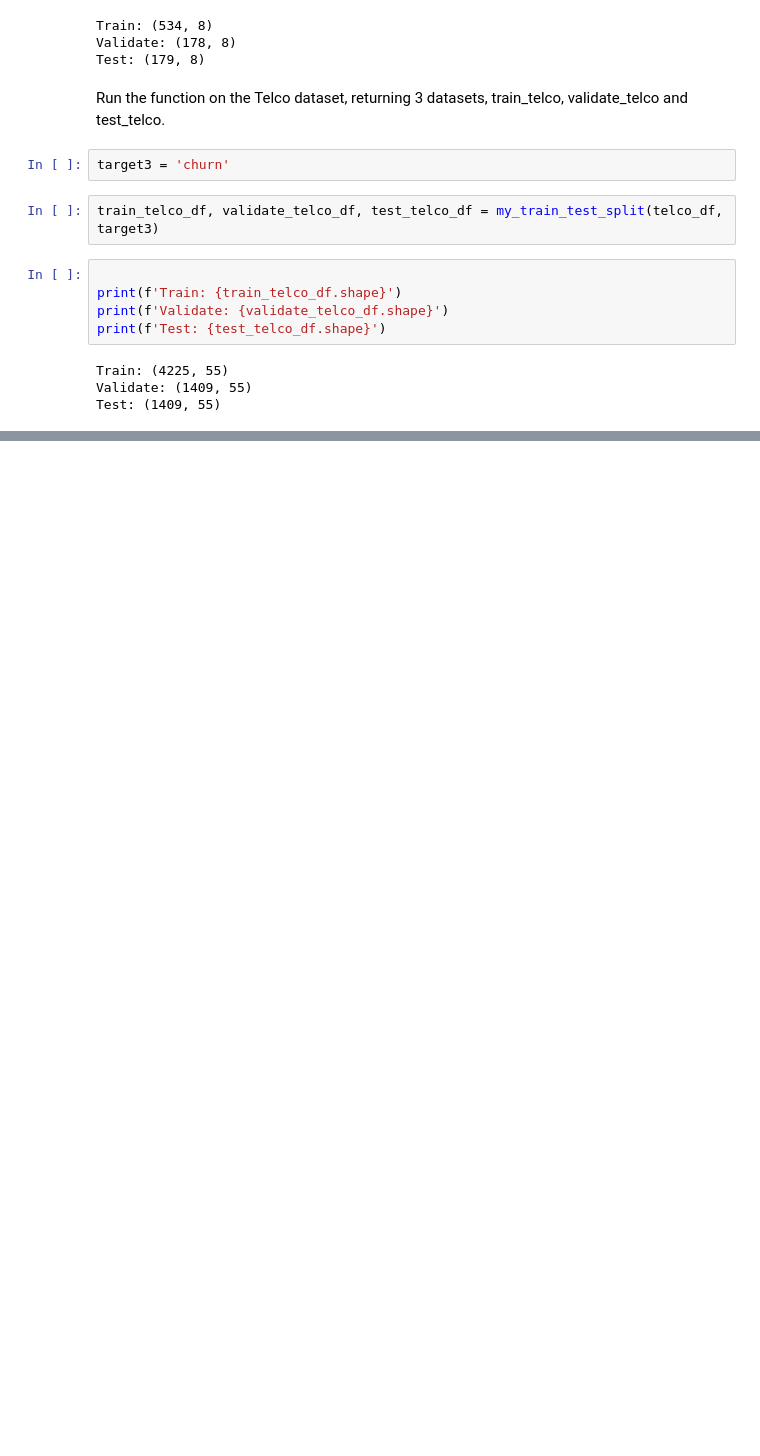
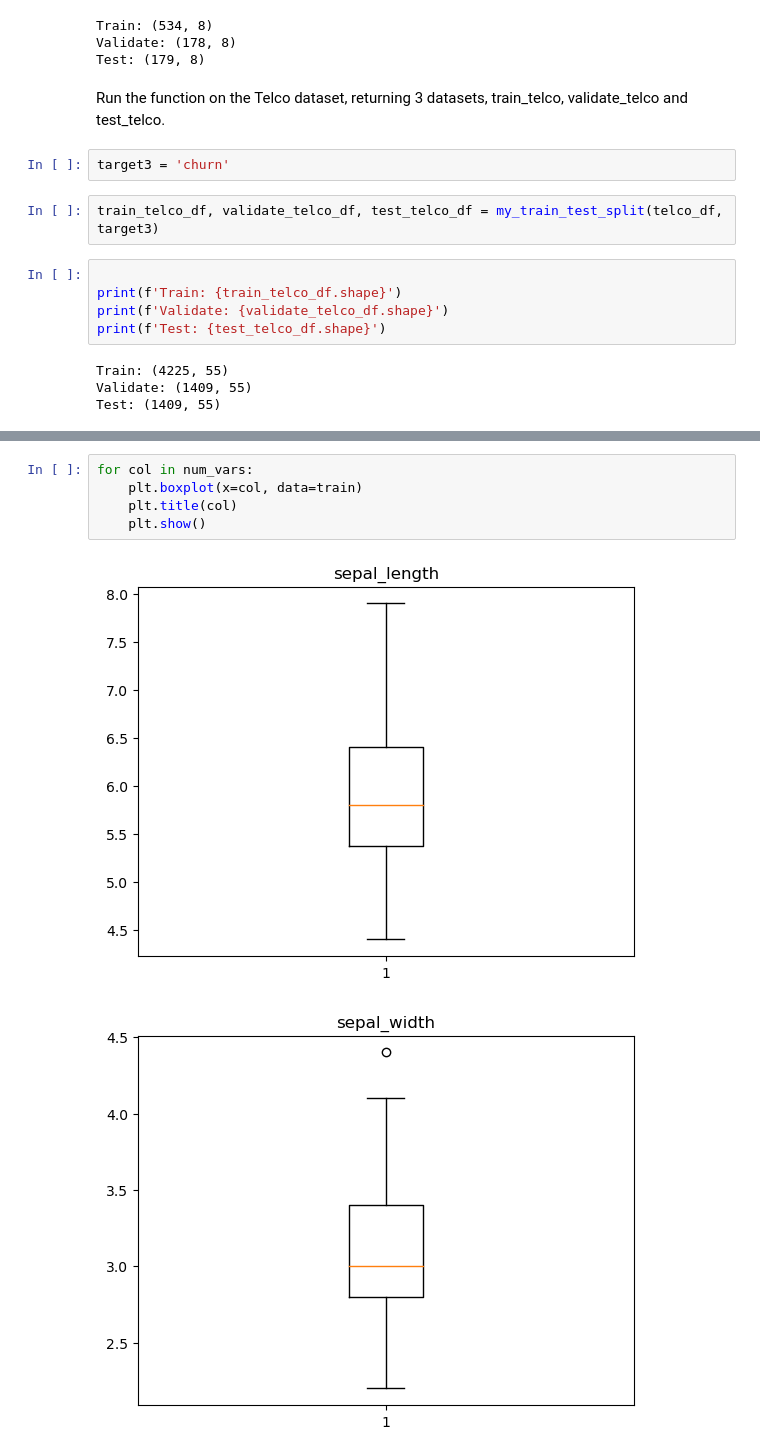
Before and after one commit to jorgellopez38/classification-exercises, a Jupyter notebook: classification_exercises.ipynb, the cells around one changed output, grey strips where cells are left out. Cells and saved outputs as stored; diff of their text form; blank space fills up the shorter version.

```diff
--- a/classification_exercises.ipynb
+++ b/classification_exercises.ipynb
@@ -1097,0 +1226,8 @@ Test: (1409, 55)
+# %%
+for col in num_vars:
+    plt.boxplot(x=col, data=train)
+    plt.title(col)
+    plt.show()
+# %% [output]
+[figure, added]
+[figure, added]
```
Also changed, not shown: parts of 79 cells of this notebook.
